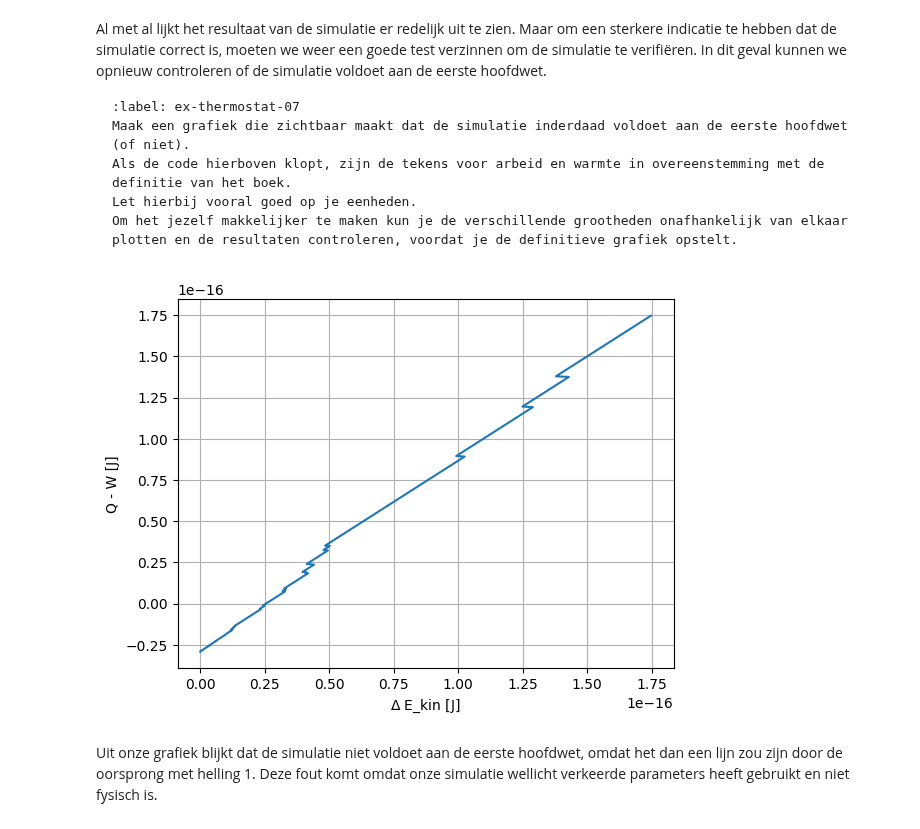
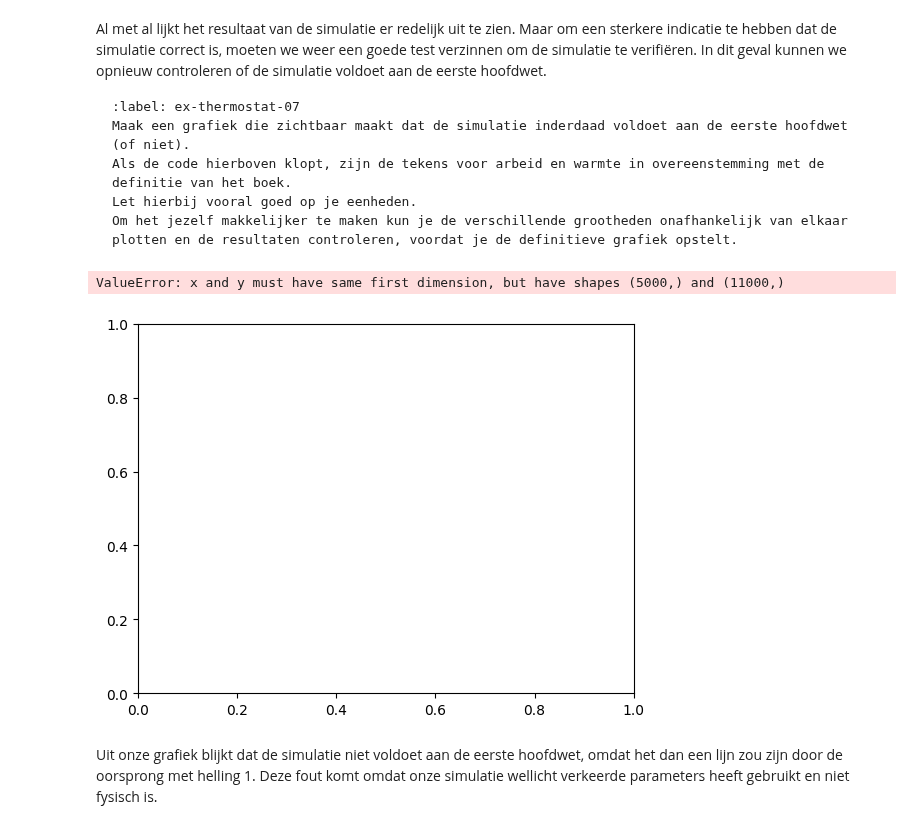
Before and after one commit to cs50202/kimienalesja, a Jupyter notebook: Content/PySim/8_thermostaat.ipynb, the cells around one changed output. Drawn from its saved outputs; the diff is of its cells as text; code cells hidden in the pictures.

````diff
--- a/Content/PySim/8_thermostaat.ipynb
+++ b/Content/PySim/8_thermostaat.ipynb
@@ -434,43 +445,61 @@ Let hierbij vooral goed op je eenheden.
 Om het jezelf makkelijker te maken kun je de verschillende grootheden onafhankelijk van elkaar plotten en de resultaten controleren, voordat je de definitieve grafiek opstelt.
 ```
 # %%
-# Reset simulatievariabelen
-particles = []
-pressure = 0.0
-work = 0.0
-heat = 0
+# # Reset simulatievariabelen
+# particles = []
+# pressure = 0.0
+# work = 0.0
+# heat = 0
+# Ekin = np.array
 
-# Maak de gasdeeltjes
-create_particles(particles)
+# # Maak de gasdeeltjes
+# create_particles(particles)
 
-# Arrays om data in op te slaan
-W = np.array([])  # totale verrichte arbeid door zuigers op deeltjes
-Ekin_cumsum = np.array([])  # totale kinetische energie van deeltjes
-Q = np.array([])  # totale warmte
+# # Arrays om data in op te slaan
+# W = np.array([])  # totale verrichte arbeid door zuigers op deeltjes
+# Ekin_cumsum = np.array([])  # totale kinetische energie van deeltjes
+# Q = np.array([])  # totale warmte
 
-# Loop over 1000 tijdstappen
-for i in range(1000):
-    take_time_step(particles)  # voert 1 stap uit en werkt 'work' bij
+# # Loop over 1000 tijdstappen
+# for i in range(5000):
+#     take_time_step(particles)  # voert 1 stap uit en werkt 'work' bij
 
-    W = np.append(W,work)            #totale arbeid array bijwerken
-    total_kin = sum(p.kin_energy for p in particles) #totale kinetische energie berekenen op dit tijdstap
-    Ekin_cumsum = np.append(Ekin_cumsum,total_kin)
-    Q = np.append(Q,heat)
+#     W = np.append(W,work)            #totale arbeid array bijwerken
+#     total_kin = sum(p.kin_energy for p in particles) #totale kinetische energie berekenen op dit tijdstap
+#     Ekin_cumsum = np.append(Ekin_cumsum,total_kin)
+#     Q = np.append(Q,heat)
+
+
+# print(Ekin_cumsum)
 
 
 
-# Plot cumulatieve arbeid vs verandering in energie
-# bereken verandering in kinetische energie
-delta_Ekin = np.array(Ekin_cumsum) - Ekin_cumsum[0] # array die verschil laat zien van Ekin per tijdstap
+# # Plot cumulatieve arbeid vs verandering in energie
+# # bereken verandering in kinetische energie
+# delta_Ekin = np.array(Ekin_cumsum) - Ekin_cumsum[0] # array die verschil laat zien van Ekin per tijdstap
 
-plt.figure()
-plt.plot(delta_Ekin*vscale**2, ((heat - W)*vscale**2))
-plt.xlabel(r'$\Delta$ E_kin [J]')
-plt.ylabel('Q - W [J]')
-plt.grid(True)
-plt.show()
+# plt.figure()
+# plt.plot(delta_Ekin*vscale**2, volumes*boxscale**2)
+# plt.xlabel(r'$\Delta$ E_kin [J]')
+# plt.ylabel('Q - W [J]')
+# plt.grid(True)
+# plt.show()
-# %% [output]
-[figure, removed]
+# %%
+particles = []
+create_particles(particles)
+
+for i in range(5000):
+    take_time_step(particles)
+
+
+plt.figure()
+
+plt.plot(volumes,E_kin)
+
+plt.show()
+# %% [output]
+ValueError: x and y must have same first dimension, but have shapes (5000,) and (11000,)
+[figure, added]
 # %% [markdown]
 Uit onze grafiek blijkt dat de simulatie niet voldoet aan de eerste hoofdwet, omdat het dan een lijn zou zijn door de oorsprong met helling 1. Deze fout komt omdat onze simulatie wellicht verkeerde parameters heeft gebruikt en niet fysisch is.
 # %% [markdown]
````
Also changed, not shown: parts of 5 cells of this notebook.
